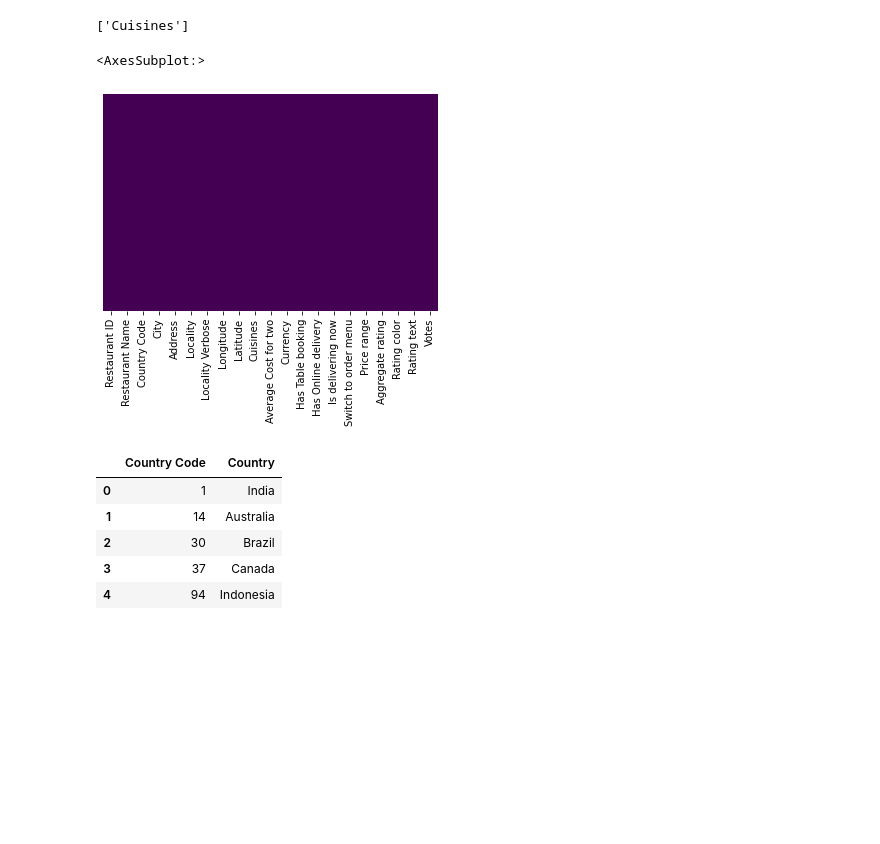
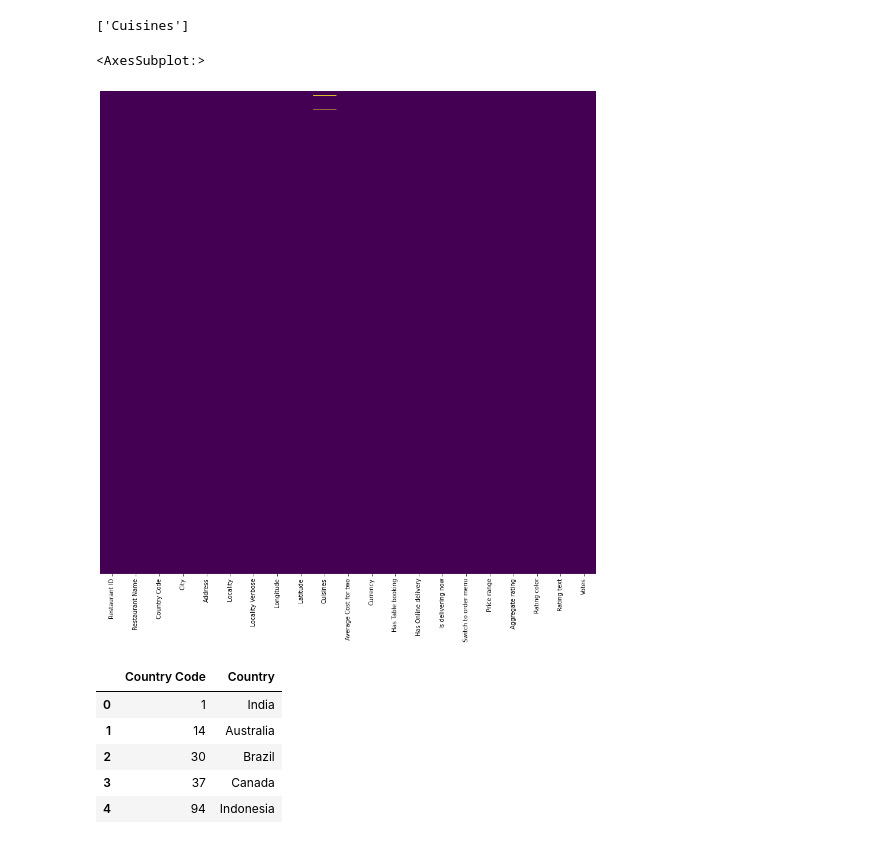
Before and after one commit to lokeshwarlakhi/Enhance-EDA, a Jupyter notebook: zomato_dataset.ipynb, the cells around one changed output. Drawn from its saved outputs; the diff is of its cells as text; code cells hidden in the pictures; blank space fills up the shorter version.

```diff
--- a/zomato_dataset.ipynb
+++ b/zomato_dataset.ipynb
@@ -92,10 +92,11 @@ dtype: int64
 # %% [output]
 ['Cuisines']
 # %%
+plt.figure(figsize = (15,15))
 sns.heatmap(data_f.isnull(),yticklabels = False , cbar = False , cmap = 'viridis')
 # %% [output]
 <AxesSubplot:>
-[figure, old version]
+[figure, new version]
 # %%
 data_country = pd.read_excel('./datasets/Country-Code.xlsx')
 # %%
```
Also changed, not shown: parts of 15 cells of this notebook, 12 other files.
